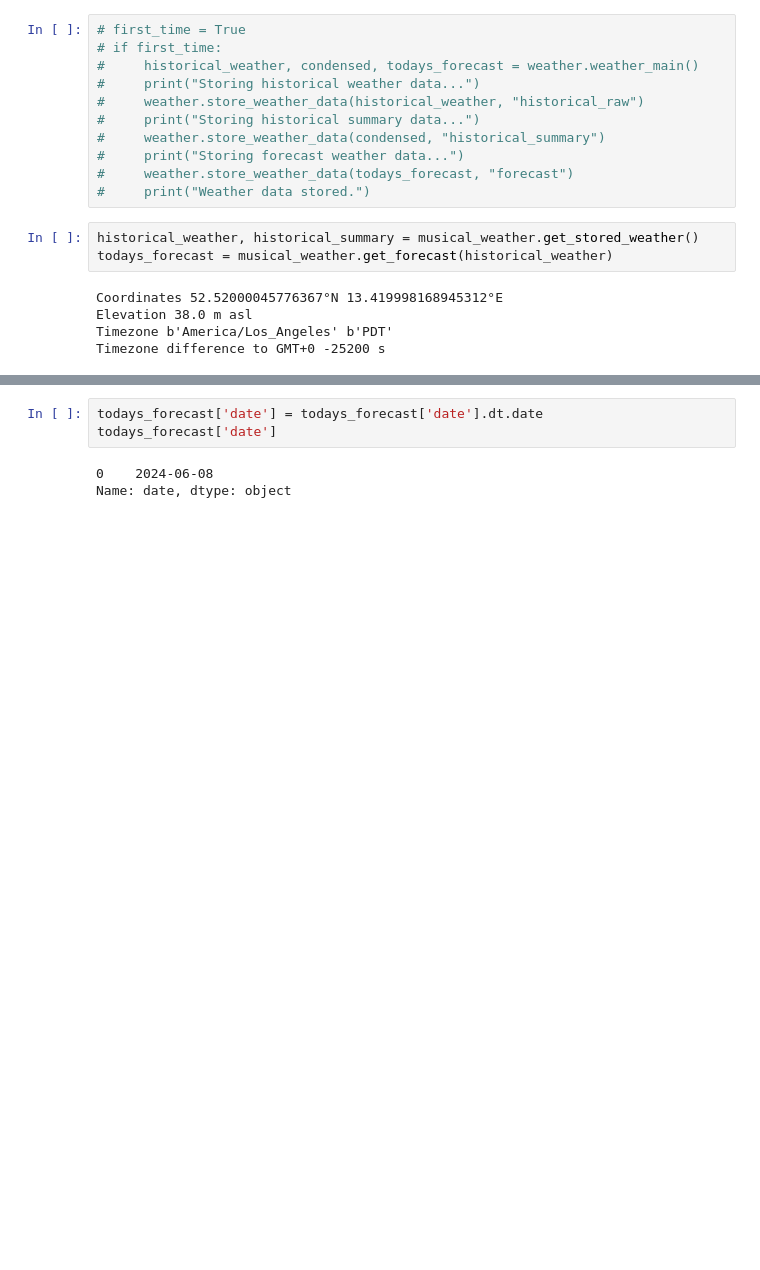
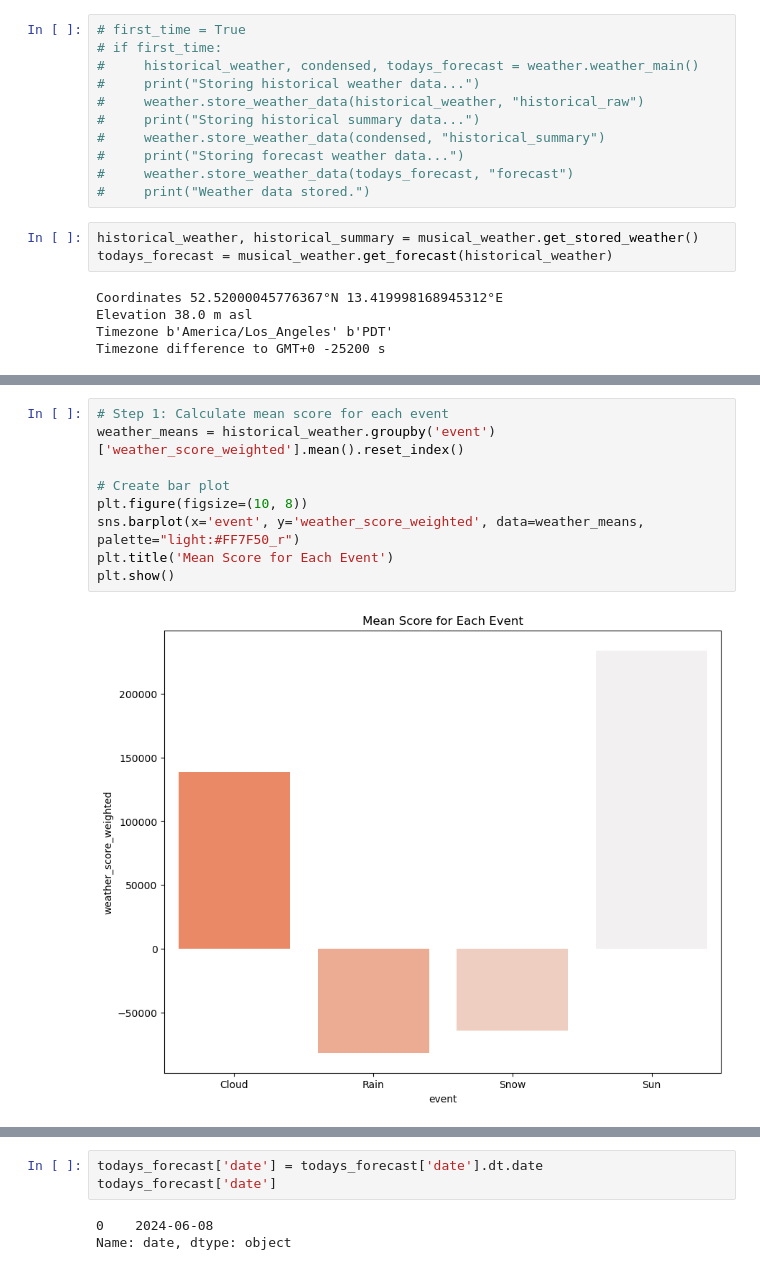
Before and after one commit to mattgraham93/Musical-Weather, a Jupyter notebook: musical_weather_app/files/testing.ipynb, the cells around one changed output, grey strips where cells are left out. Cells and saved outputs as stored; diff of their text form; blank space fills up the shorter version.

```diff
--- a/musical_weather_app/files/testing.ipynb
+++ b/musical_weather_app/files/testing.ipynb
@@ -28,0 +108,11 @@ Timezone difference to GMT+0 -25200 s
+# %%
+# Step 1: Calculate mean score for each event
+weather_means = historical_weather.groupby('event')['weather_score_weighted'].mean().reset_index()
+
+# Create bar plot
+plt.figure(figsize=(10, 8))
+sns.barplot(x='event', y='weather_score_weighted', data=weather_means, palette="light:#FF7F50_r")
+plt.title('Mean Score for Each Event')
+plt.show()
+# %% [output]
+[figure, added]
```
Also changed, not shown: parts of 6 cells of this notebook, 12 other files.
